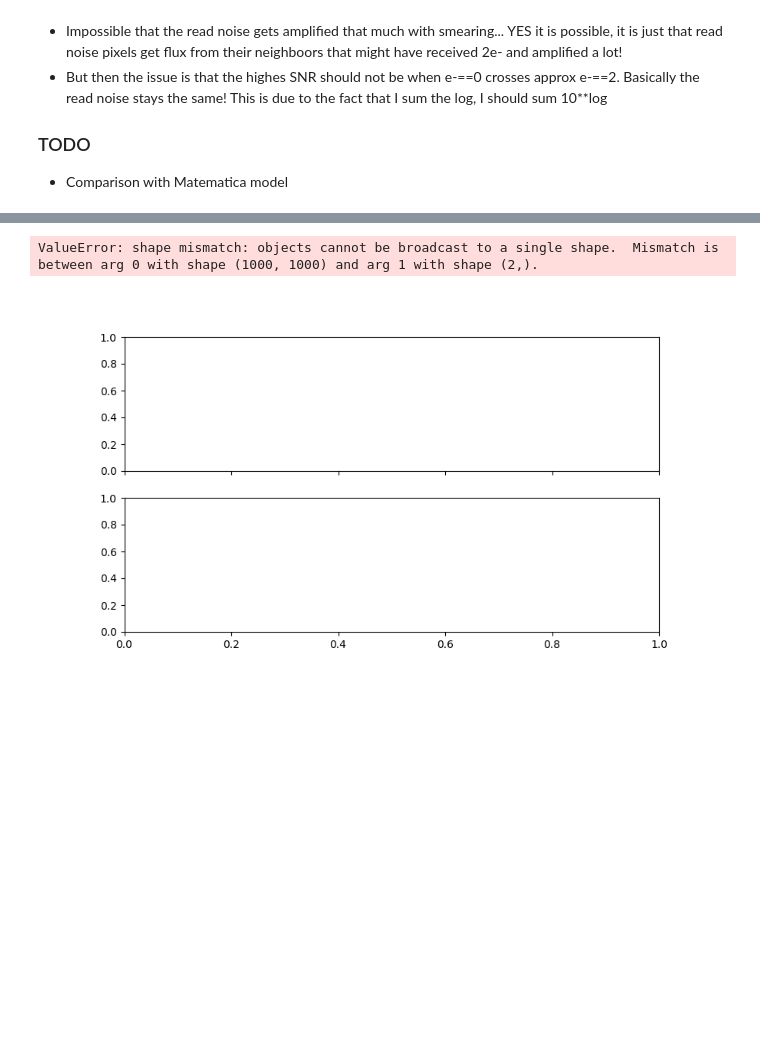
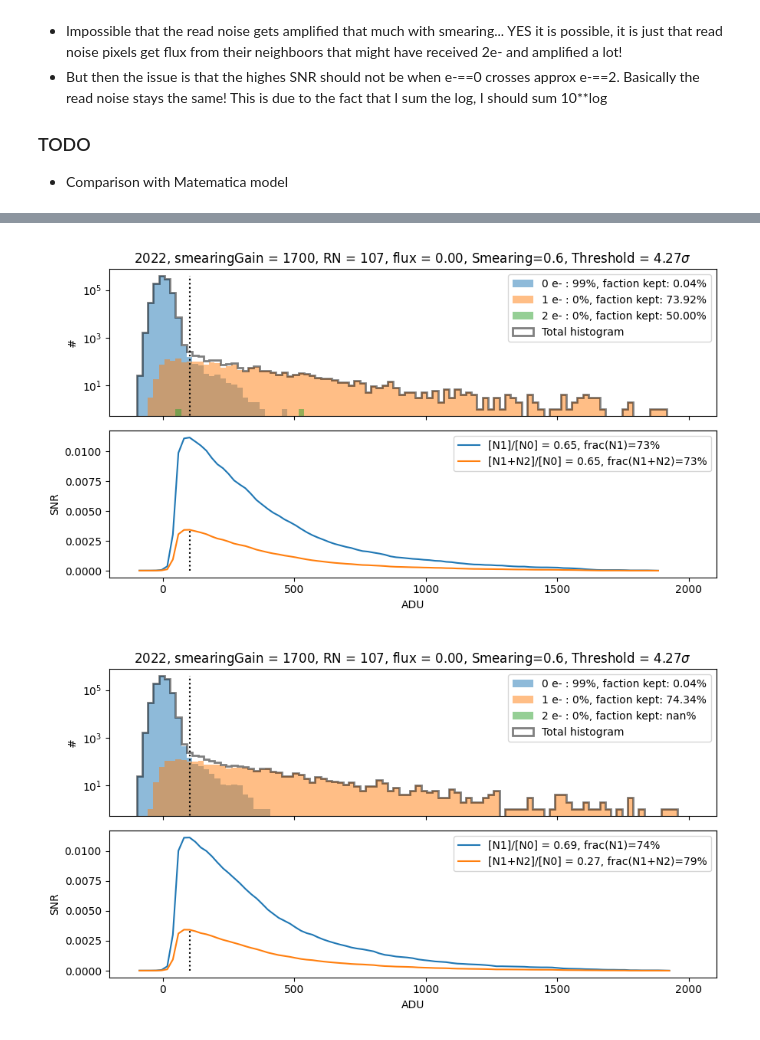
Before and after one commit to vpicouet/notebooks, a Jupyter notebook: notebooks/ETC.ipynb, the cells around one changed output, grey strips where cells are left out. Drawn from its saved outputs; the diff is of its cells as text; code cells hidden in the pictures; blank space fills up the shorter version.

```diff
--- a/notebooks/ETC.ipynb
+++ b/notebooks/ETC.ipynb
@@ -543,6 +550,6 @@ Nominal = Observation(exposure_time=np.array([5,6]),EM_gain=1700, RN=107).comput
 # %%
-Nominal = Observation(exposure_time=np.array([5,6]),EM_gain=1700, RN=107).compute_optimal_threshold(Smearing=0.6,flux=0.1,title='2022, smearing')#1.5)#2022
-Nominal = Observation(exposure_time=np.array([5,6]),EM_gain=1700, RN=107).compute_optimal_threshold(Smearing=0.6,flux=0.1,title='2022, smearing')#1.5)#2022
+Nominal = Observation(exposure_time=np.array([5,6]),EM_gain=1700, RN=107).plot_optimal_threshold(Smearing=0.6,title='2022, smearing')#1.5)#2022
+Nominal = Observation(exposure_time=np.array([5,6]),EM_gain=1700, RN=107).plot_optimal_threshold(Smearing=0.6,title='2022, smearing')#1.5)#2022
 # %% [output]
-ValueError: shape mismatch: objects cannot be broadcast to a single shape.  Mismatch is between arg 0 with shape (1000, 1000) and arg 1 with shape (2,).
-[figure, old version]
+[figure, new version]
+[figure, added]
```
Also changed, not shown: parts of 8 cells of this notebook, 7 other files.
